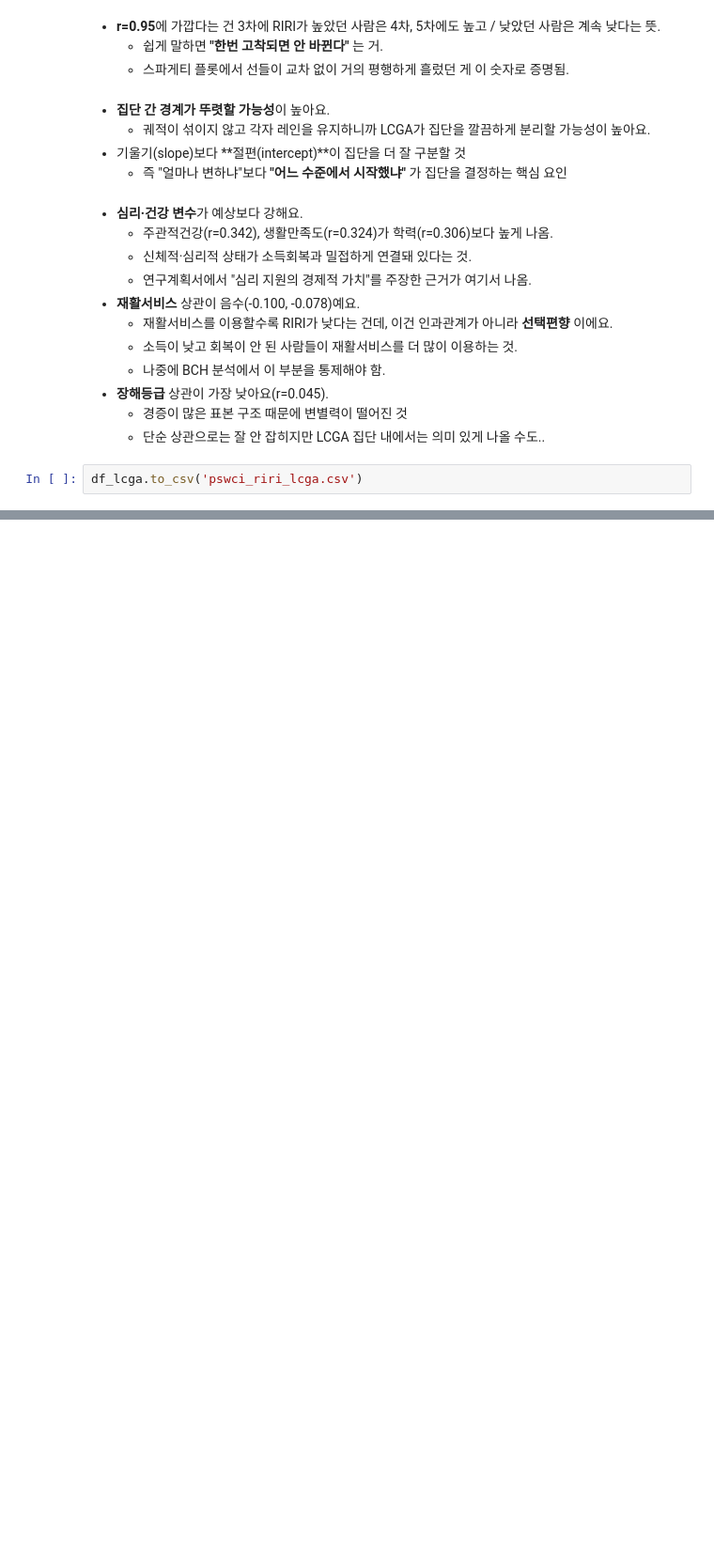
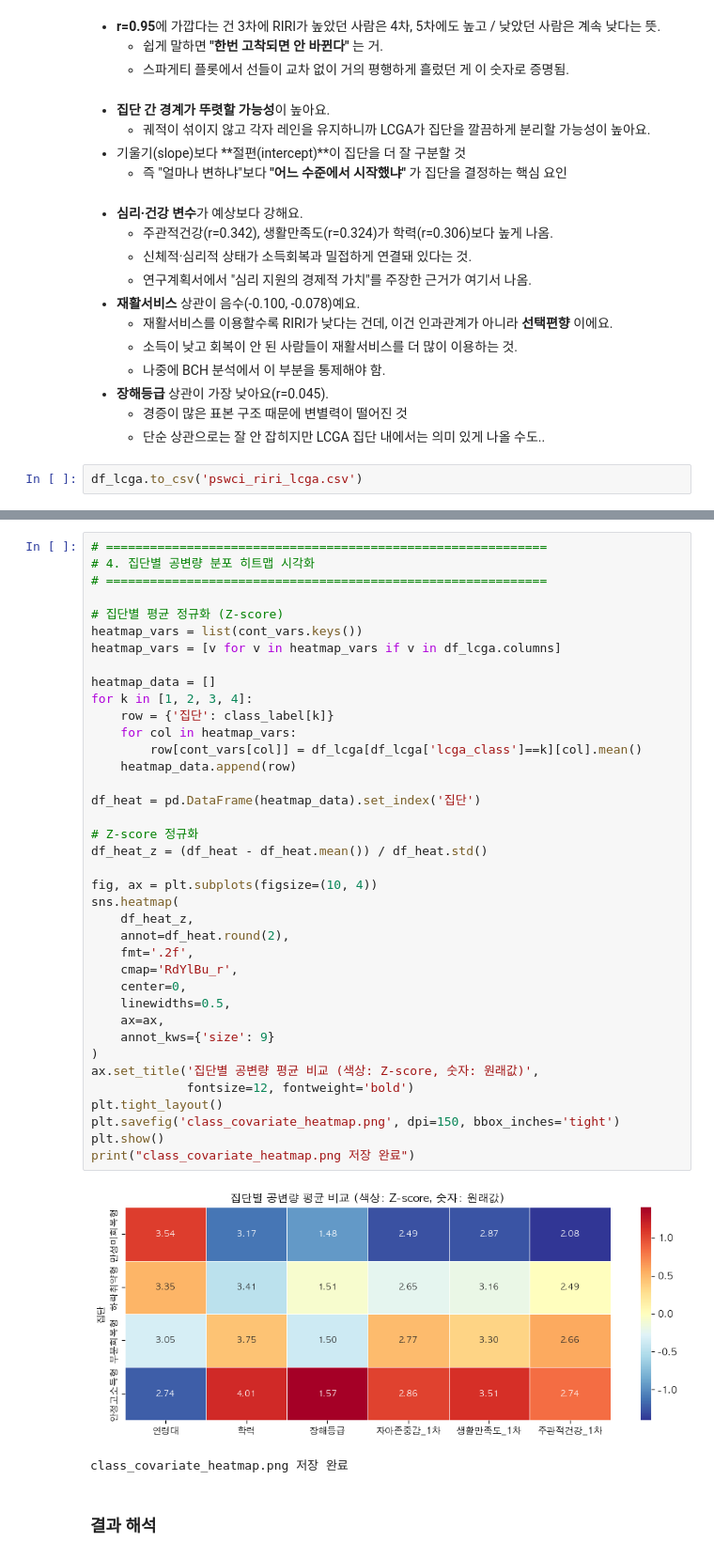
Before and after one commit to hwangsahyun/PSWCI, a Jupyter notebook: PSWCI_code.ipynb, the cells around one changed output, grey strips where cells are left out. Shown at 94% size. Drawn from its saved outputs; the diff is of its cells as text; blank space fills up the shorter version.

```diff
--- a/PSWCI_code.ipynb
+++ b/PSWCI_code.ipynb
@@ -1339,0 +1517,43 @@ df_lcga.to_csv('pswci_riri_lcga.csv')
+# %%
+# ============================================================
+# 4. 집단별 공변량 분포 히트맵 시각화
+# ============================================================
+
+# 집단별 평균 정규화 (Z-score)
+heatmap_vars = list(cont_vars.keys())
+heatmap_vars = [v for v in heatmap_vars if v in df_lcga.columns]
+
+heatmap_data = []
+for k in [1, 2, 3, 4]:
+    row = {'집단': class_label[k]}
+    for col in heatmap_vars:
+        row[cont_vars[col]] = df_lcga[df_lcga['lcga_class']==k][col].mean()
+    heatmap_data.append(row)
+
+df_heat = pd.DataFrame(heatmap_data).set_index('집단')
+
+# Z-score 정규화
+df_heat_z = (df_heat - df_heat.mean()) / df_heat.std()
+
+fig, ax = plt.subplots(figsize=(10, 4))
+sns.heatmap(
+    df_heat_z,
+    annot=df_heat.round(2),
+    fmt='.2f',
+    cmap='RdYlBu_r',
+    center=0,
+    linewidths=0.5,
+    ax=ax,
+    annot_kws={'size': 9}
+)
+ax.set_title('집단별 공변량 평균 비교 (색상: Z-score, 숫자: 원래값)',
+             fontsize=12, fontweight='bold')
+plt.tight_layout()
+plt.savefig('class_covariate_heatmap.png', dpi=150, bbox_inches='tight')
+plt.show()
+print("class_covariate_heatmap.png 저장 완료")
+# %% [output]
+[figure, added]
+class_covariate_heatmap.png 저장 완료
+# %% [markdown]
+### 결과 해석
```
Also changed, not shown: parts of 6 cells of this notebook, 4 other files.
